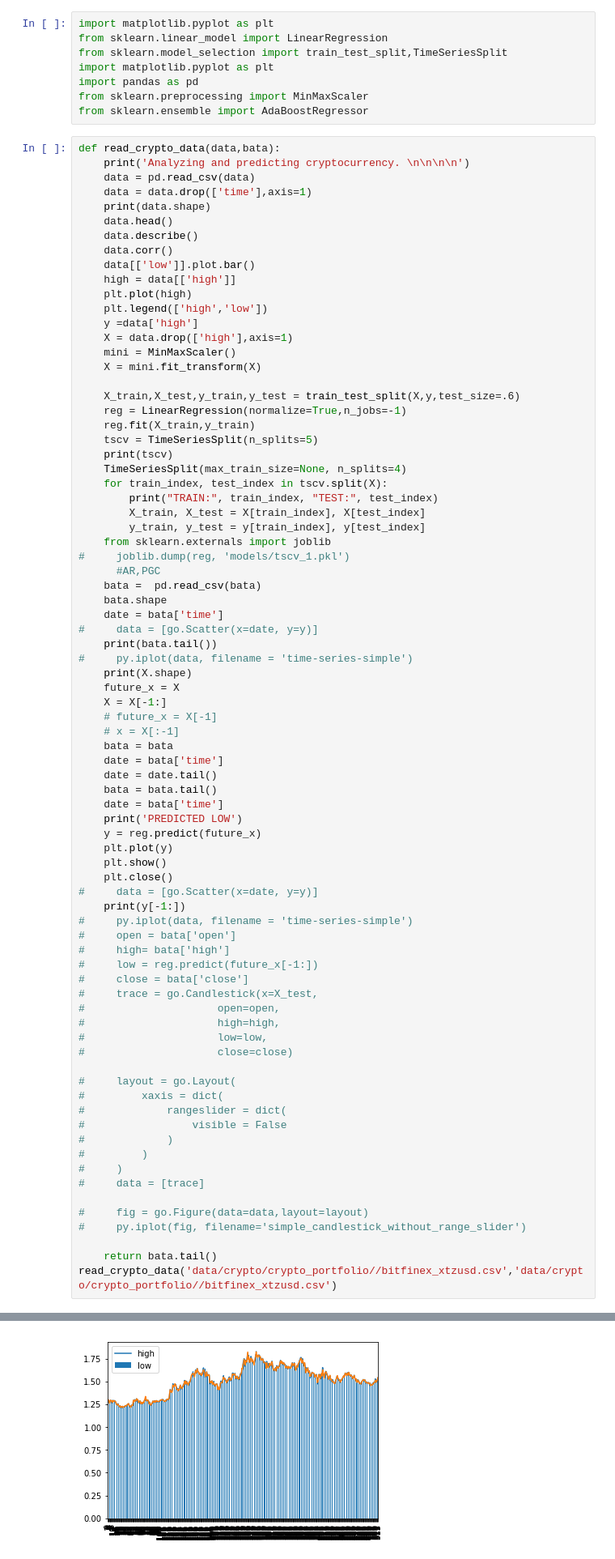
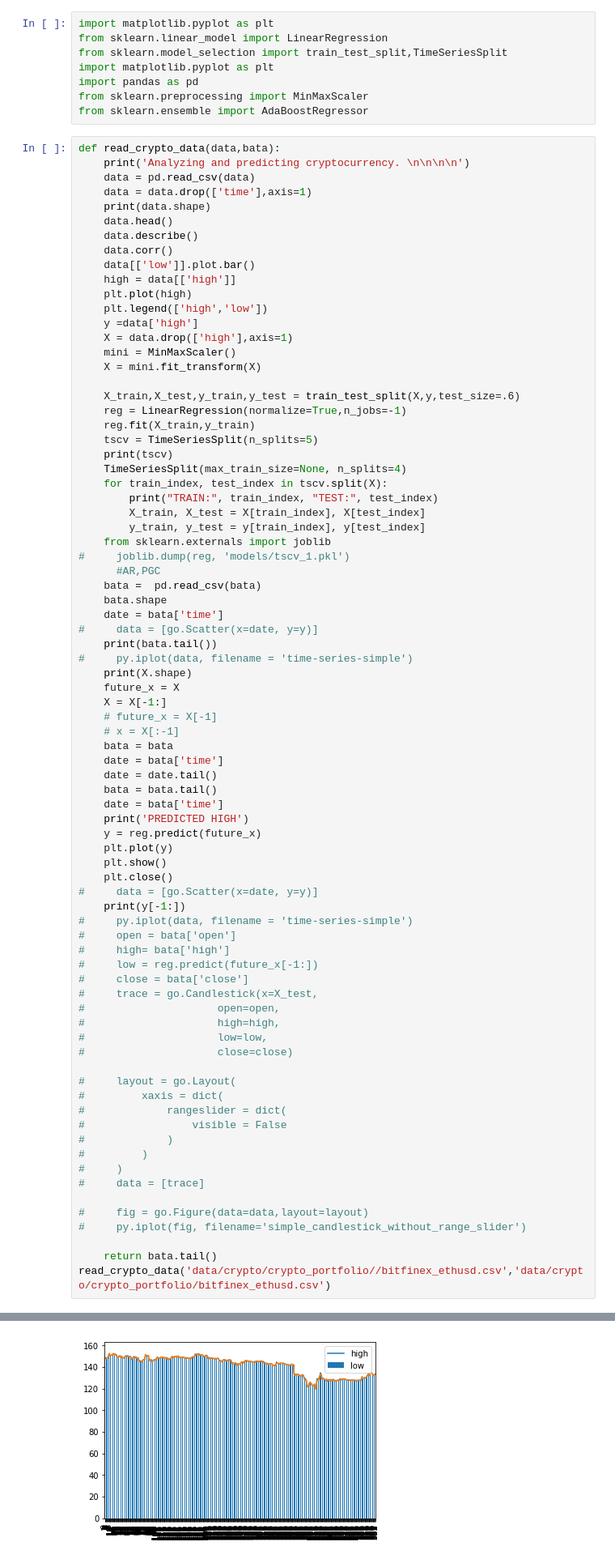
Before and after one commit to CalvinGreen94/portfolio_management, a Jupyter notebook: Linear_Reg__.ipynb, the cells around one changed output, grey strips where cells are left out. Shown at 81% size. Saved outputs shown, nothing was run; the diff lists cells and outputs as text.

```diff
--- a/Linear_Reg__.ipynb
+++ b/Linear_Reg__.ipynb
@@ -53,7 +53,7 @@ def read_crypto_data(data,bata):
     date = date.tail()
     bata = bata.tail()
     date = bata['time']
-    print('PREDICTED LOW')
+    print('PREDICTED HIGH')
     y = reg.predict(future_x)
     plt.plot(y)
     plt.show()
@@ -84,7 +84,7 @@ def read_crypto_data(data,bata):
 #     py.iplot(fig, filename='simple_candlestick_without_range_slider')
 
     return bata.tail()
-read_crypto_data('data/crypto/crypto_portfolio//bitfinex_xtzusd.csv','data/crypto/crypto_portfolio//bitfinex_xtzusd.csv')
+read_crypto_data('data/crypto/crypto_portfolio//bitfinex_ethusd.csv','data/crypto/crypto_portfolio/bitfinex_ethusd.csv')
 # %% [output]
 Analyzing and predicting cryptocurrency.
 
@@ -106 +106 @@ PREDICTED LOW
-[figure, old version]
+[figure, new version]
```
Also changed, not shown: parts of 2 cells of this notebook, 27 other files.
